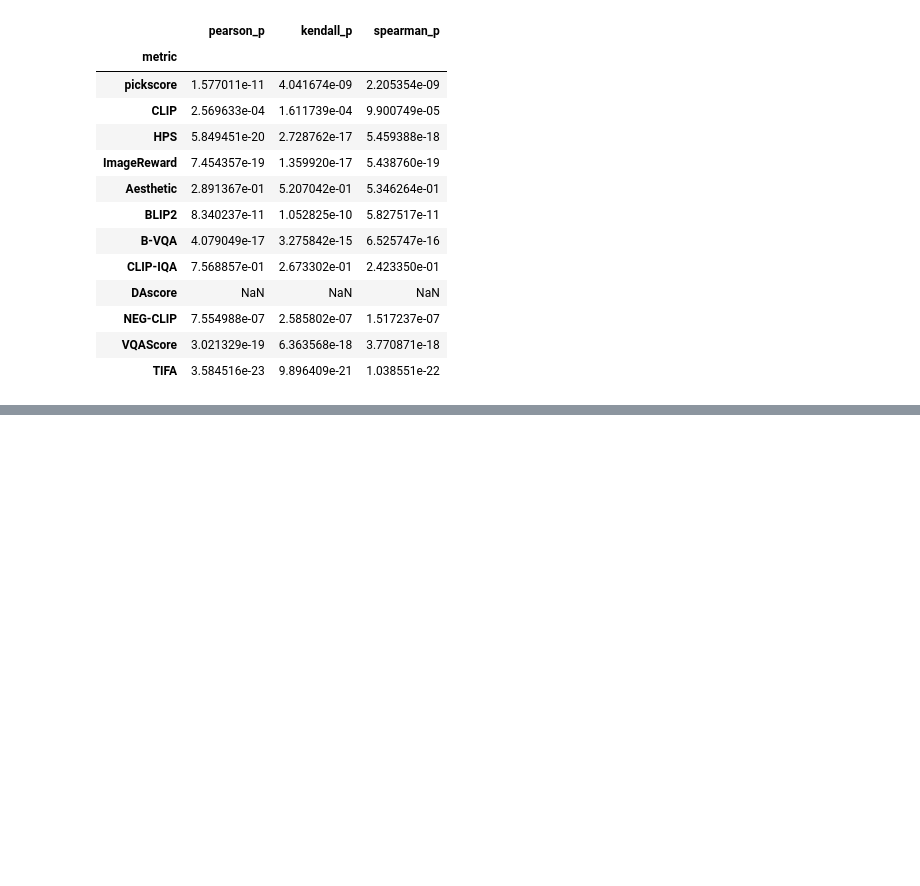
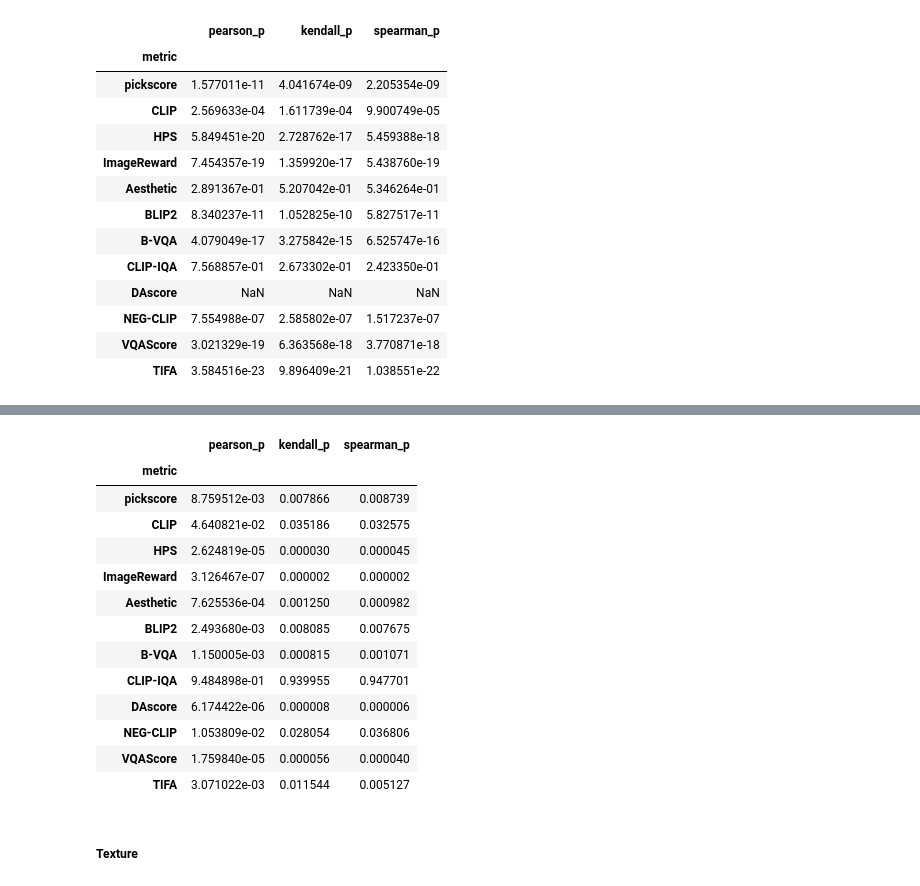
Before and after one commit to amirkasaei/carinox, a Jupyter notebook: Compositional_Metric_Evaluation.ipynb, the cells around one changed output, grey strips where cells are left out. Saved outputs shown, nothing was run; the diff lists cells and outputs as text; code cells hidden in the pictures; blank space fills up the shorter version.

```diff
--- a/Compositional_Metric_Evaluation.ipynb
+++ b/Compositional_Metric_Evaluation.ipynb
@@ -2042,0 +2125,19 @@ num_p_df
+# %%
+shape_p_df
+# %% [output]
+|  | pearson_p | kendall_p | spearman_p |
+| metric |  |  |  |
+| pickscore | 8.759512e-03 | 0.007866 | 0.008739 |
+| CLIP | 4.640821e-02 | 0.035186 | 0.032575 |
+| HPS | 2.624819e-05 | 0.000030 | 0.000045 |
+| ImageReward | 3.126467e-07 | 0.000002 | 0.000002 |
+| Aesthetic | 7.625536e-04 | 0.001250 | 0.000982 |
+| BLIP2 | 2.493680e-03 | 0.008085 | 0.007675 |
+| B-VQA | 1.150005e-03 | 0.000815 | 0.001071 |
+| CLIP-IQA | 9.484898e-01 | 0.939955 | 0.947701 |
+| DAscore | 6.174422e-06 | 0.000008 | 0.000006 |
+| NEG-CLIP | 1.053809e-02 | 0.028054 | 0.036806 |
+| VQAScore | 1.759840e-05 | 0.000056 | 0.000040 |
+| TIFA | 3.071022e-03 | 0.011544 | 0.005127 |
+# %% [markdown]
+##### Texture
```
Also changed, not shown: parts of 49 cells of this notebook.
